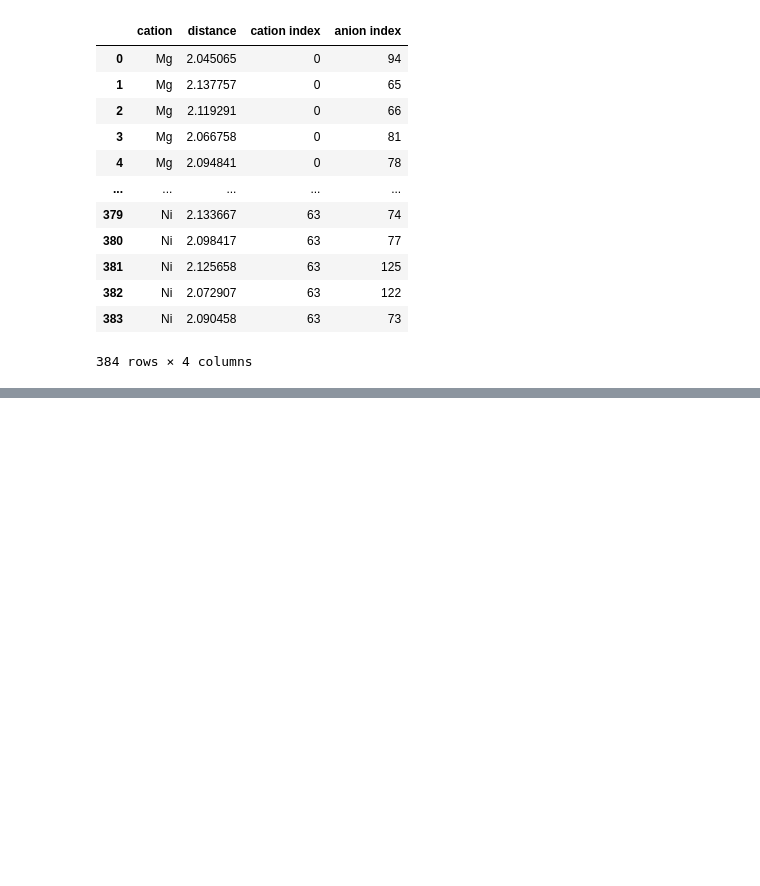
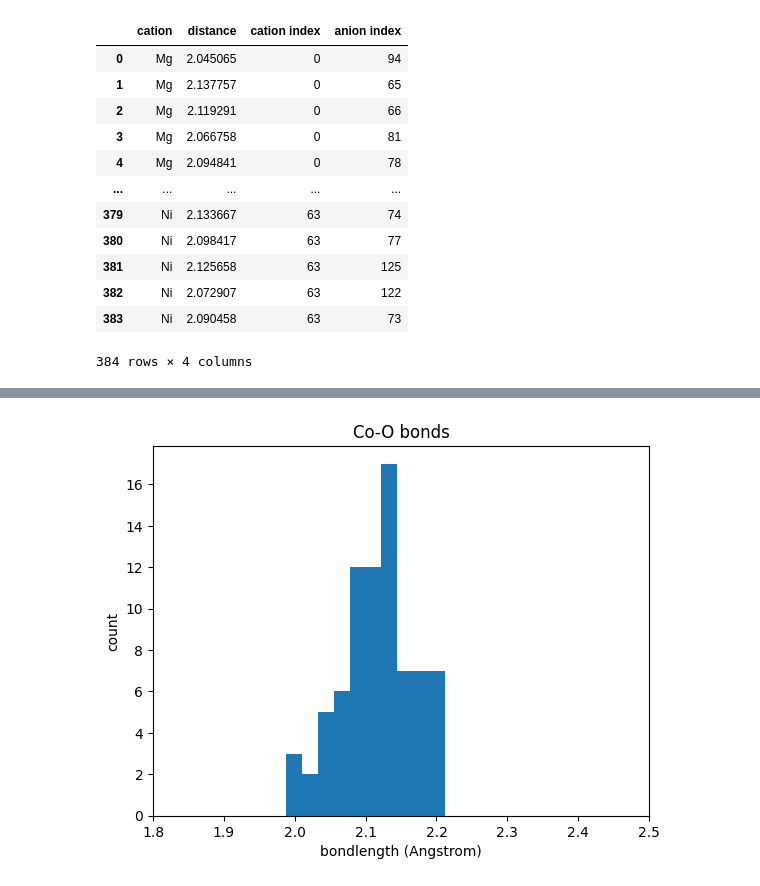
Before and after one commit to jsivak7/pytheos, a Jupyter notebook: examples/MgCoNiCuZnO_vasp.ipynb, the cells around one changed output, grey strips where cells are left out. Cells and saved outputs as stored; diff of their text form; code cells hidden in the pictures; blank space fills up the shorter version.

```diff
--- a/examples/MgCoNiCuZnO_vasp.ipynb
+++ b/examples/MgCoNiCuZnO_vasp.ipynb
@@ -220,0 +223,11 @@ plt.hist(extracted_bondlengths["distance"])
+# %%
+Co_bondlengths = extracted_bondlengths[extracted_bondlengths['cation'] == 'Co']
+
+plt.hist(Co_bondlengths["distance"])
+plt.xlim(1.8, 2.5)
+plt.title("Co-O bonds")
+plt.xlabel("bondlength (Angstrom)")
+plt.ylabel("count")
+plt.show()
+# %% [output]
+[figure, added]
```
Also changed, not shown: parts of 8 cells of this notebook, 2 other files.
